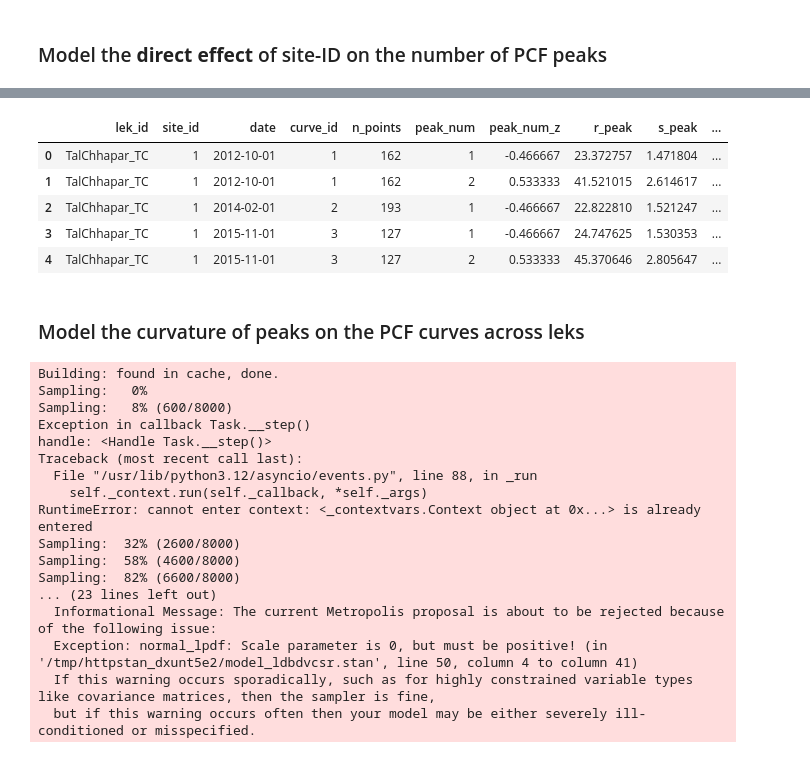
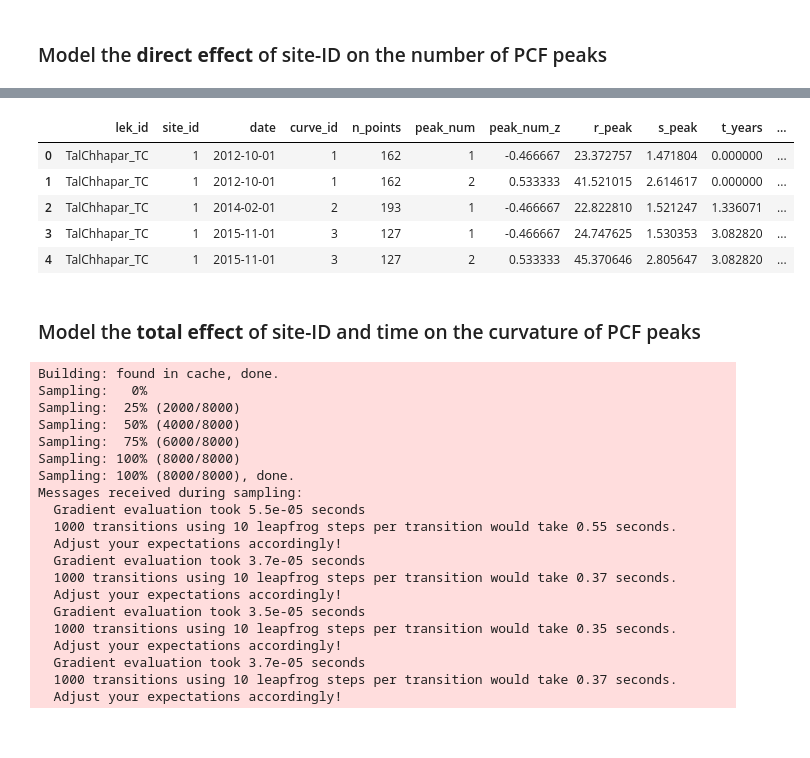
Before and after one commit to ruthviksp/territory_geometry, a Jupyter notebook: model_pcf.ipynb, the cells around one changed output, grey strips where cells are left out. Cells and saved outputs as stored; diff of their text form; code cells hidden in the pictures.

```diff
--- a/model_pcf.ipynb
+++ b/model_pcf.ipynb
@@ -977,29 +667,29 @@ curvature_df['curve_id'] = pd.factorize(curvature_df['curve_id'])[0] + 1
 # %%
 ## Define peak order within each curve
 curvature_df = curvature_df.sort_values(['lek_id', 'date', 'r_peak']).reset_index(drop=True)
 curvature_df['peak_num'] = curvature_df.groupby(['lek_id', 'date'], observed=False).cumcount() + 1
 
 ## Log transform curvature to construct a log-normal model and center peak number
 curvature_df['log_curvature'] = np.log(curvature_df['peak_curvature'].astype(float))
 curvature_df['peak_num_z'] = curvature_df['peak_num'] - curvature_df['peak_num'].mean()
 
 ## Serialise and centre the date / time
 t0 = n_peaks_df['date'].min()
-n_peaks_df['t_years'] = (n_peaks_df['date'] - t0).dt.days / 365.25
-n_peaks_df['t_centred'] = n_peaks_df['t_years'] - n_peaks_df['t_years'].mean()
+curvature_df['t_years'] = (curvature_df['date'] - t0).dt.days / 365.25
+curvature_df['t_centred'] = curvature_df['t_years'] - curvature_df['t_years'].mean()
 
 curvature_df = curvature_df[['lek_id', 'site_id', 'date', 'curve_id', 'n_points', 'peak_num', 'peak_num_z',
                              'r_peak', 's_peak', 't_years', 't_centred', 'peak_curvature', 'log_curvature']]
 curvature_df.head()
 # %% [output]
-|  | lek_id | site_id | date | curve_id | n_points | peak_num | peak_num_z | r_peak | s_peak | ... |
-| 0 | TalChhapar_TC | 1 | 2012-10-01 | 1 | 162 | 1 | -0.466667 | 23.372757 | 1.471804 | ... |
-| 1 | TalChhapar_TC | 1 | 2012-10-01 | 1 | 162 | 2 | 0.533333 | 41.521015 | 2.614617 | ... |
-| 2 | TalChhapar_TC | 1 | 2014-02-01 | 2 | 193 | 1 | -0.466667 | 22.822810 | 1.521247 | ... |
-| 3 | TalChhapar_TC | 1 | 2015-11-01 | 3 | 127 | 1 | -0.466667 | 24.747625 | 1.530353 | ... |
-| 4 | TalChhapar_TC | 1 | 2015-11-01 | 3 | 127 | 2 | 0.533333 | 45.370646 | 2.805647 | ... |
+|  | lek_id | site_id | date | curve_id | n_points | peak_num | peak_num_z | r_peak | s_peak | t_years | ... |
+| 0 | TalChhapar_TC | 1 | 2012-10-01 | 1 | 162 | 1 | -0.466667 | 23.372757 | 1.471804 | 0.000000 | ... |
+| 1 | TalChhapar_TC | 1 | 2012-10-01 | 1 | 162 | 2 | 0.533333 | 41.521015 | 2.614617 | 0.000000 | ... |
+| 2 | TalChhapar_TC | 1 | 2014-02-01 | 2 | 193 | 1 | -0.466667 | 22.822810 | 1.521247 | 1.336071 | ... |
+| 3 | TalChhapar_TC | 1 | 2015-11-01 | 3 | 127 | 1 | -0.466667 | 24.747625 | 1.530353 | 3.082820 | ... |
+| 4 | TalChhapar_TC | 1 | 2015-11-01 | 3 | 127 | 2 | 0.533333 | 45.370646 | 2.805647 | 3.082820 | ... |
 # %% [markdown]
-### Model the curvature of peaks on the PCF curves across leks
+### Model the **total effect** of site-ID and time on the curvature of PCF peaks
 # %%
 curvature_mod = """
 data {
@@ -1070,8 +753,7 @@ data_curvature = {
     'n_sites': int(curvature_df['site_id'].nunique()),
     'n_curves': int(curvature_df['curve_id'].nunique()),
     'site_id': curvature_df['site_id'].astype(int).to_numpy(),
-    't': curvature_df['curve_id'].astype(int).to_numpy(),
-    'peak_num_z': curvature_df['peak_num_z'].astype(float).to_numpy(),
+    't': curvature_df['t_centred'].astype(int).to_numpy(),
     'log_curvature': curvature_df['log_curvature'].astype(float).to_numpy(),
 }
 
@@ -1080,21 +762,24 @@ fit = posterior.sample(num_chains=4, num_warmup=1000, num_samples=1000)
 # %% [output]
 Building: found in cache, done.
 Sampling:   0%
-Sampling:   8% (600/8000)
-Exception in callback Task.__step()
-handle: <Handle Task.__step()>
-Traceback (most recent call last):
-  File "/usr/lib/python3.12/asyncio/events.py", line 88, in _run
-    self._context.run(self._callback, *self._args)
-RuntimeError: cannot enter context: <_contextvars.Context object at 0x...> is already entered
-Sampling:  32% (2600/8000)
-Sampling:  58% (4600/8000)
-Sampling:  82% (6600/8000)
-... (23 lines left out)
-  Informational Message: The current Metropolis proposal is about to be rejected because of the following issue:
-  Exception: normal_lpdf: Scale parameter is 0, but must be positive! (in '/tmp/httpstan_dxunt5e2/model_ldbdvcsr.stan', line 50, column 4 to column 41)
-  If this warning occurs sporadically, such as for highly constrained variable types like covariance matrices, then the sampler is fine,
-  but if this warning occurs often then your model may be either severely ill-conditioned or misspecified.
+Sampling:  25% (2000/8000)
+Sampling:  50% (4000/8000)
+Sampling:  75% (6000/8000)
+Sampling: 100% (8000/8000)
+Sampling: 100% (8000/8000), done.
+Messages received during sampling:
+  Gradient evaluation took 5.5e-05 seconds
+  1000 transitions using 10 leapfrog steps per transition would take 0.55 seconds.
+  Adjust your expectations accordingly!
+  Gradient evaluation took 3.7e-05 seconds
+  1000 transitions using 10 leapfrog steps per transition would take 0.37 seconds.
+  Adjust your expectations accordingly!
+  Gradient evaluation took 3.5e-05 seconds
+  1000 transitions using 10 leapfrog steps per transition would take 0.35 seconds.
+  Adjust your expectations accordingly!
+  Gradient evaluation took 3.7e-05 seconds
+  1000 transitions using 10 leapfrog steps per transition would take 0.37 seconds.
+  Adjust your expectations accordingly!
 # %%
 ## Posterior distributions of latent structure on the leks
 site_eff = fit['site_eff']
```
Also changed, not shown: parts of 17 cells of this notebook, 2 other files.
